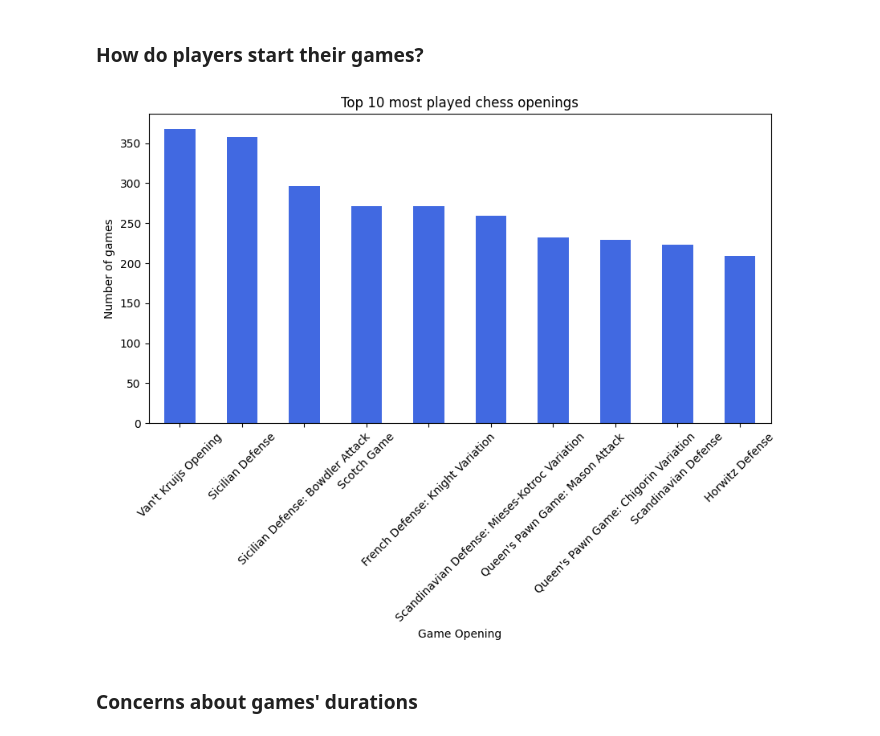
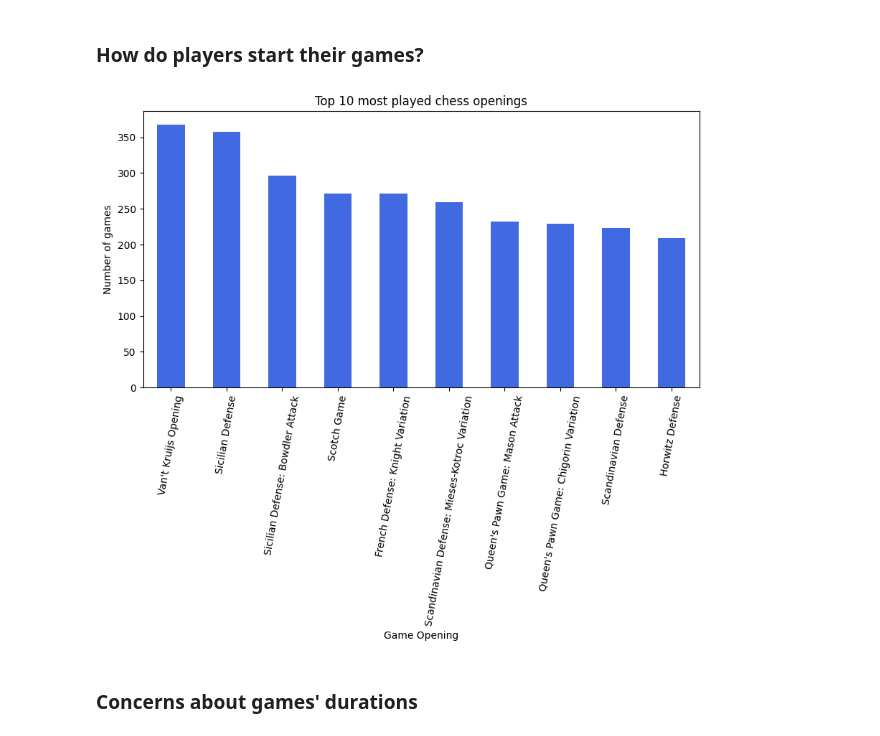
Before and after one commit to com-480-data-visualization/Team-GB, a Jupyter notebook: Milestone1.ipynb, the cells around one changed output. Saved outputs shown, nothing was run; the diff lists cells and outputs as text; code cells hidden in the pictures.

```diff
--- a/Milestone1.ipynb
+++ b/Milestone1.ipynb
@@ -135,14 +135,14 @@ plt.show()
 # %%
 # Most popular openings
 plt.figure(figsize=(10,5))
 df['opening_name'].value_counts().nlargest(10).plot(kind='bar', color="royalblue")
 plt.xlabel("Game Opening")
 plt.ylabel("Number of games")
 plt.title("Top 10 most played chess openings")
-plt.xticks(rotation=45)
+plt.xticks(rotation=80)
 plt.show()
 # %% [output]
-[figure, old version]
+[figure, new version]
 # %% [markdown]
 ### Concerns about games' durations
 # %%
```
